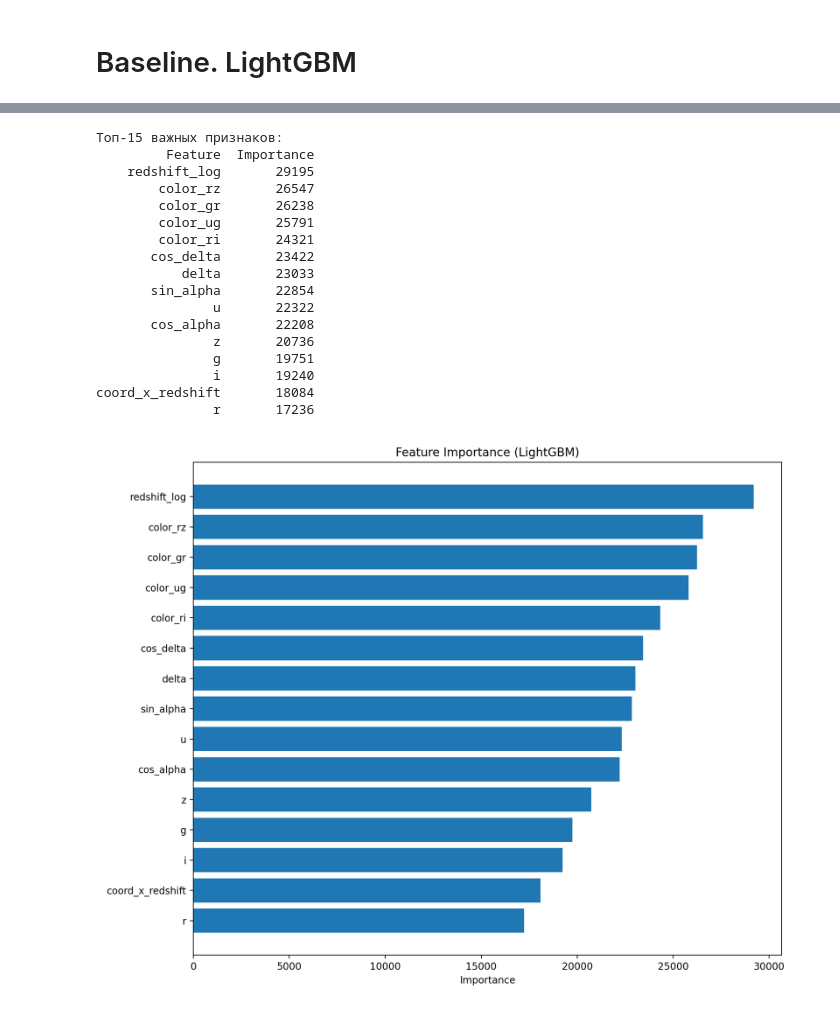
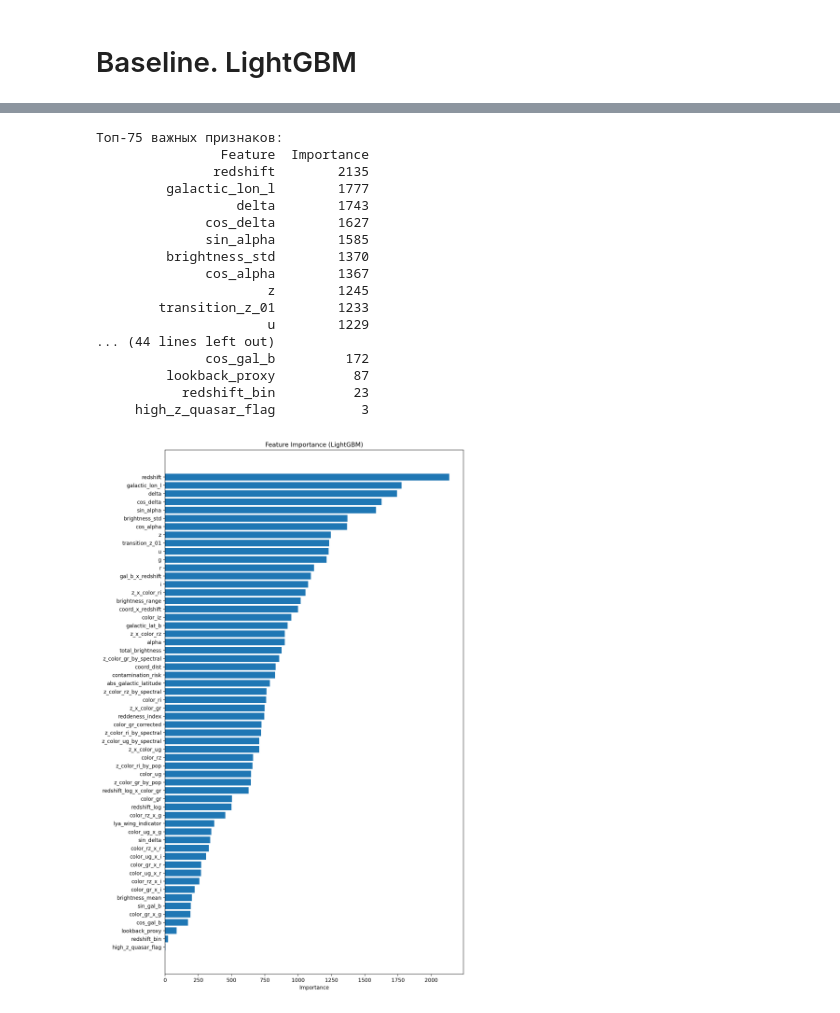
Before and after one commit to darthKwisatzHaderach/predicting-stellar-class, a Jupyter notebook: solution.ipynb, the cells around one changed output, grey strips where cells are left out. Cells and saved outputs as stored; diff of their text form; code cells hidden in the pictures.

```diff
--- a/solution.ipynb
+++ b/solution.ipynb
@@ -494,29 +468,0 @@ test_df['coord_dist'] = np.sqrt(test_df['alpha']**2 + test_df['delta']**2)
-# %%
-# log1p = log(1 + x), безопасно для нулевых значений
-train_df['redshift_log'] = np.log1p(train_df['redshift'])
-test_df['redshift_log'] = np.log1p(test_df['redshift'])
-
-train_df = train_df.drop(columns=['redshift'])
-test_df = test_df.drop(columns=['redshift'])
-# %%
-# Тригонометрические преобразования (для циклической природы координат)
-train_df['sin_alpha'] = np.sin(np.radians(train_df['alpha']))
-train_df['cos_alpha'] = np.cos(np.radians(train_df['alpha']))
-train_df['sin_delta'] = np.sin(np.radians(train_df['delta']))
-train_df['cos_delta'] = np.cos(np.radians(train_df['delta']))
-
-test_df['sin_alpha'] = np.sin(np.radians(test_df['alpha']))
-test_df['cos_alpha'] = np.cos(np.radians(test_df['alpha']))
-test_df['sin_delta'] = np.sin(np.radians(test_df['delta']))
-test_df['cos_delta'] = np.cos(np.radians(test_df['delta']))
-
-# Биннинг координат (зоны неба)
-train_df['alpha_bin'] = pd.cut(train_df['alpha'], bins=10, labels=False)
-train_df['delta_bin'] = pd.cut(train_df['delta'], bins=10, labels=False)
-
-test_df['alpha_bin'] = pd.cut(test_df['alpha'], bins=10, labels=False)
-test_df['delta_bin'] = pd.cut(test_df['delta'], bins=10, labels=False)
-
-# Взаимодействия координат с redshift
-train_df['coord_x_redshift'] = train_df['coord_dist'] * train_df['redshift_log']
-test_df['coord_x_redshift'] = test_df['coord_dist'] * test_df['redshift_log']
@@ -660,45 +907,45 @@ And if memory is not enough, you can set `force_col_wise=true`.
 # %%
 # Получаем важность признаков
 importances = model_lgb_final.feature_importances_
 
 # Получаем названия признаков
 feature_names = X_train.columns.tolist()
 
 # Создаём DataFrame для удобства
 fi_df = pd.DataFrame({
     'Feature': feature_names,
     'Importance': importances
 }).sort_values('Importance', ascending=False)
 
-print("Топ-15 важных признаков:")
-print(fi_df.head(15).to_string(index=False))
+print("Топ-75 важных признаков:")
+print(fi_df.head(75).to_string(index=False))
 
 # Визуализация
-plt.figure(figsize=(10, 8))
-plt.barh(fi_df['Feature'][:15][::-1], fi_df['Importance'][:15][::-1])
+plt.figure(figsize=(10, 15))
+plt.barh(fi_df['Feature'][:75][::-1], fi_df['Importance'][:75][::-1])
 plt.xlabel('Importance')
 plt.title('Feature Importance (LightGBM)')
 plt.tight_layout()
 plt.show()
 # %% [output]
-Топ-15 важных признаков:
-         Feature  Importance
-    redshift_log       29195
-        color_rz       26547
-        color_gr       26238
-        color_ug       25791
-        color_ri       24321
-       cos_delta       23422
-           delta       23033
-       sin_alpha       22854
-               u       22322
-       cos_alpha       22208
-               z       20736
-               g       19751
-               i       19240
-coord_x_redshift       18084
-               r       17236
+Топ-75 важных признаков:
+                Feature  Importance
+               redshift        2135
+         galactic_lon_l        1777
+                  delta        1743
+              cos_delta        1627
+              sin_alpha        1585
+         brightness_std        1370
+              cos_alpha        1367
+                      z        1245
+        transition_z_01        1233
+                      u        1229
+... (44 lines left out)
+              cos_gal_b         172
+         lookback_proxy          87
+           redshift_bin          23
+     high_z_quasar_flag           3
-[figure, old version]
+[figure, new version]
 # %%
 cm = confusion_matrix(y_val, y_pred_lgb, labels=['GALAXY', 'QSO', 'STAR'])
 
```
Also changed, not shown: parts of 12 cells of this notebook, 4 other files.
